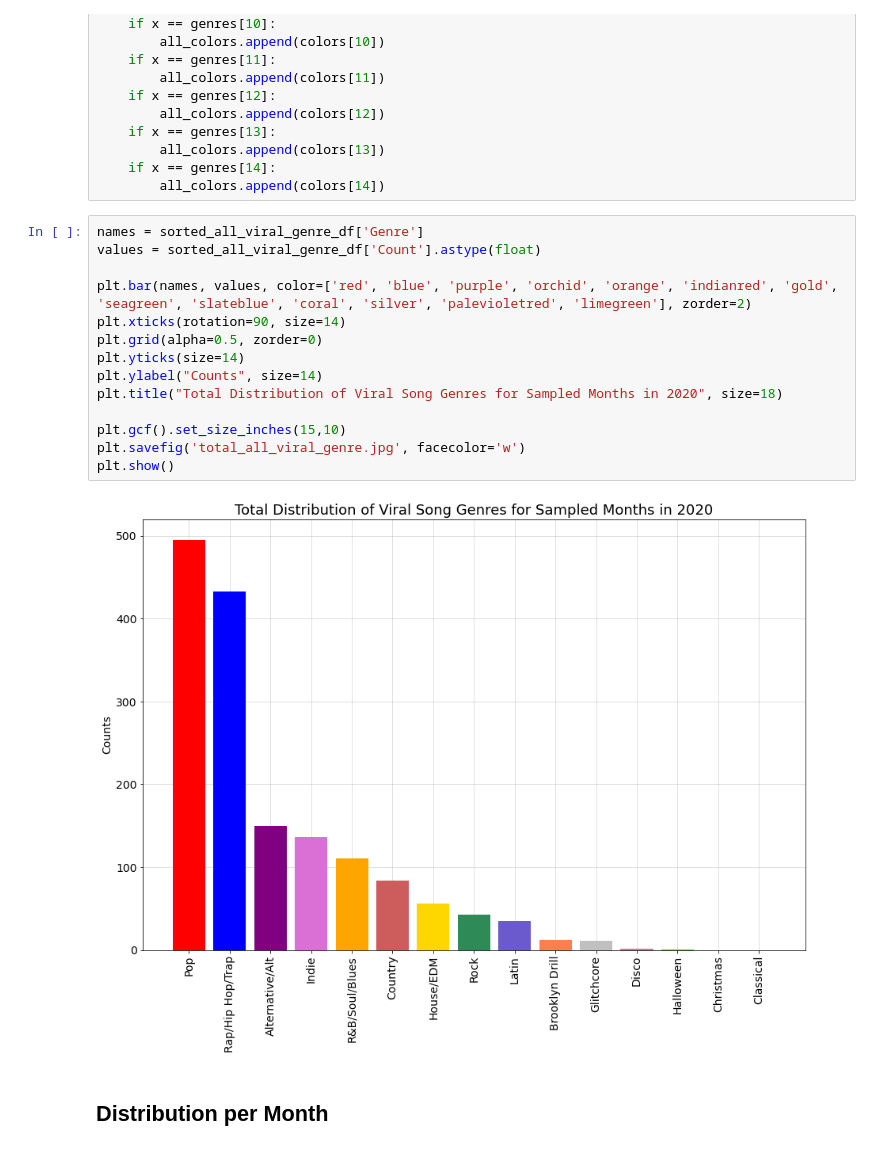
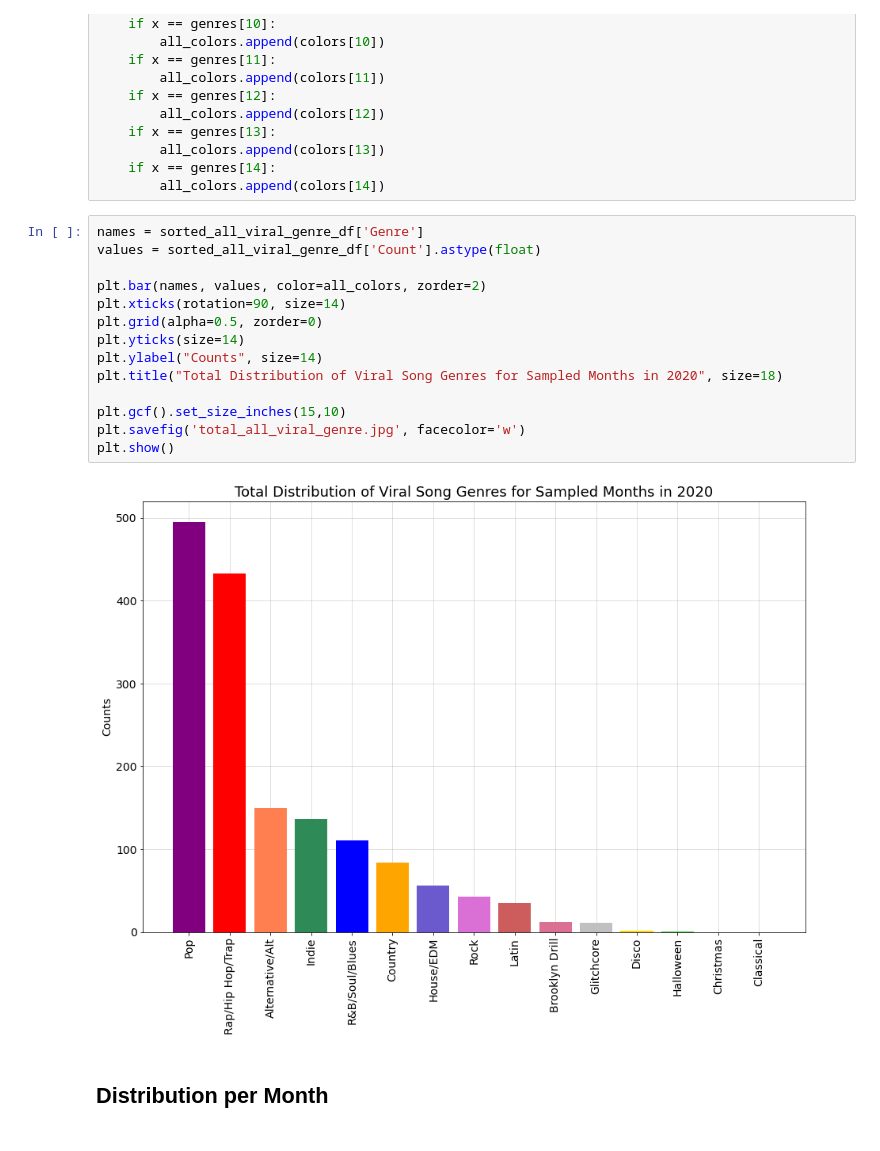
Before and after one commit to Teablee/project-one, a Jupyter notebook: graphs.ipynb, the cells around one changed output. Saved outputs shown, nothing was run; the diff lists cells and outputs as text.

Commit message:
ui graph

```diff
--- a/graphs.ipynb
+++ b/graphs.ipynb
@@ -116,19 +116,19 @@ for x in genres_all:
 # %%
 names = sorted_all_viral_genre_df['Genre']
 values = sorted_all_viral_genre_df['Count'].astype(float)
 
-plt.bar(names, values, color=['red', 'blue', 'purple', 'orchid', 'orange', 'indianred', 'gold', 'seagreen', 'slateblue', 'coral', 'silver', 'palevioletred', 'limegreen'], zorder=2)
+plt.bar(names, values, color=all_colors, zorder=2)
 plt.xticks(rotation=90, size=14)
 plt.grid(alpha=0.5, zorder=0)
 plt.yticks(size=14)
 plt.ylabel("Counts", size=14)
 plt.title("Total Distribution of Viral Song Genres for Sampled Months in 2020", size=18)
 
 plt.gcf().set_size_inches(15,10)
 plt.savefig('total_all_viral_genre.jpg', facecolor='w')
 plt.show()
 # %% [output]
-[figure, old version]
+[figure, new version]
 # %% [markdown]
 ## Distribution per Month
 # %% [markdown]
```
Also changed, not shown: parts of 9 cells of this notebook, 2 other files.
